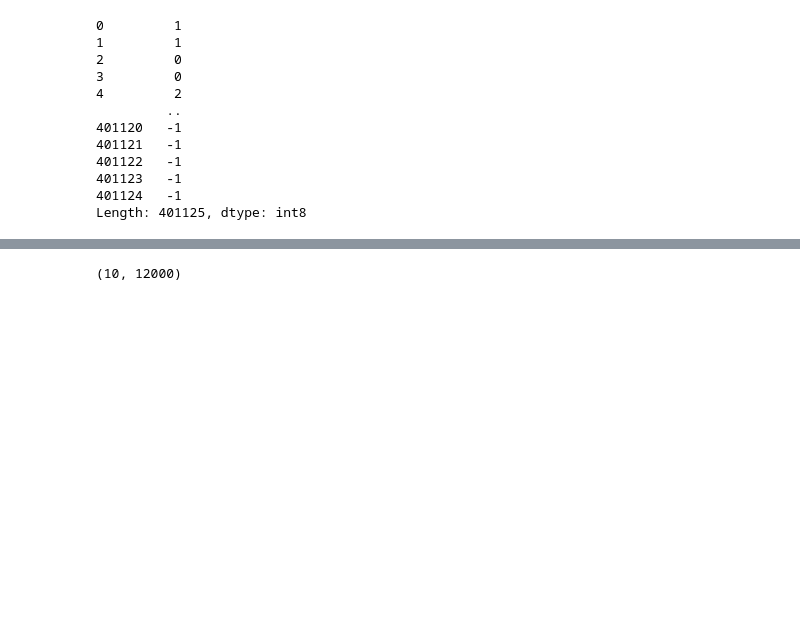
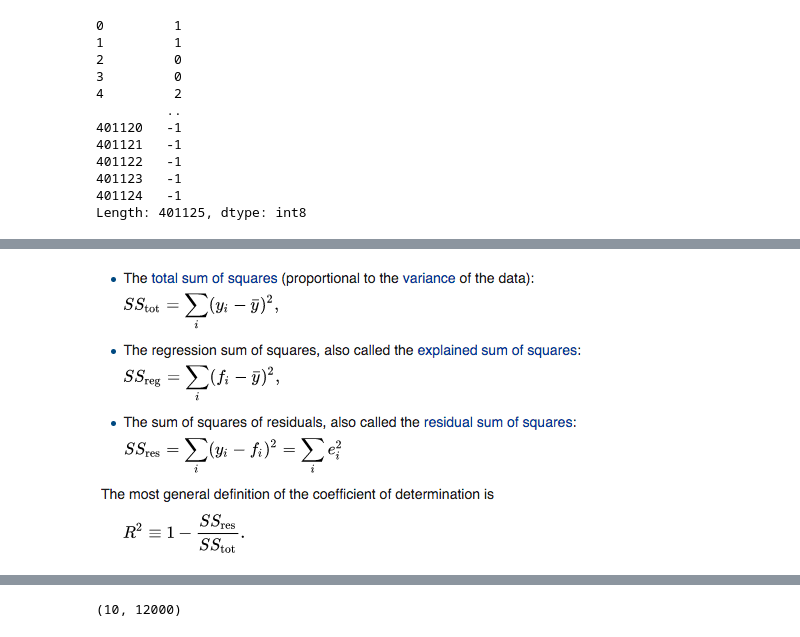
Before and after one commit to gmshashank/ML, a Jupyter notebook: Random_Forests.ipynb, the cells around one changed output, grey strips where cells are left out. Cells and saved outputs as stored; diff of their text form; code cells hidden in the pictures; blank space fills up the shorter version.

```diff
--- a/Random_Forests.ipynb
+++ b/Random_Forests.ipynb
@@ -571,0 +599,4 @@ m.score(df,y)
+# %%
+Image(filename = os.getcwd() + "/images/R2.png")
+# %% [output]
+[figure, added]
```
Also changed, not shown: parts of 137 cells of this notebook.
